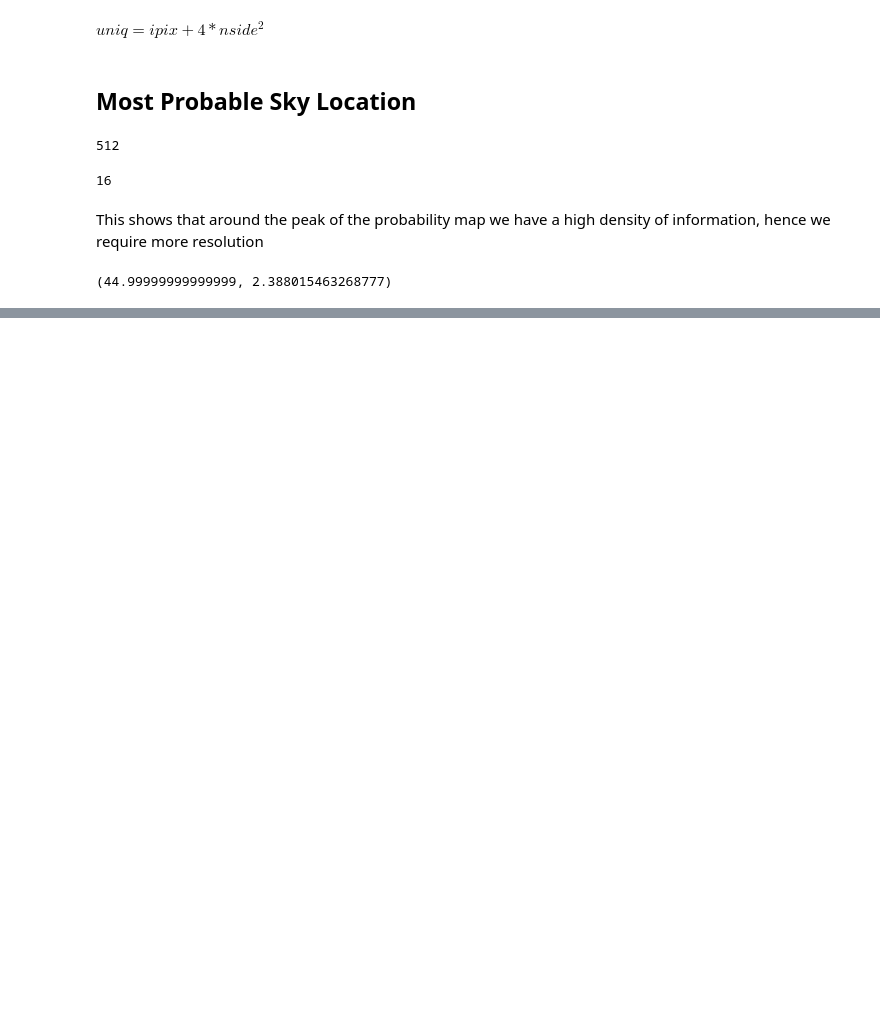
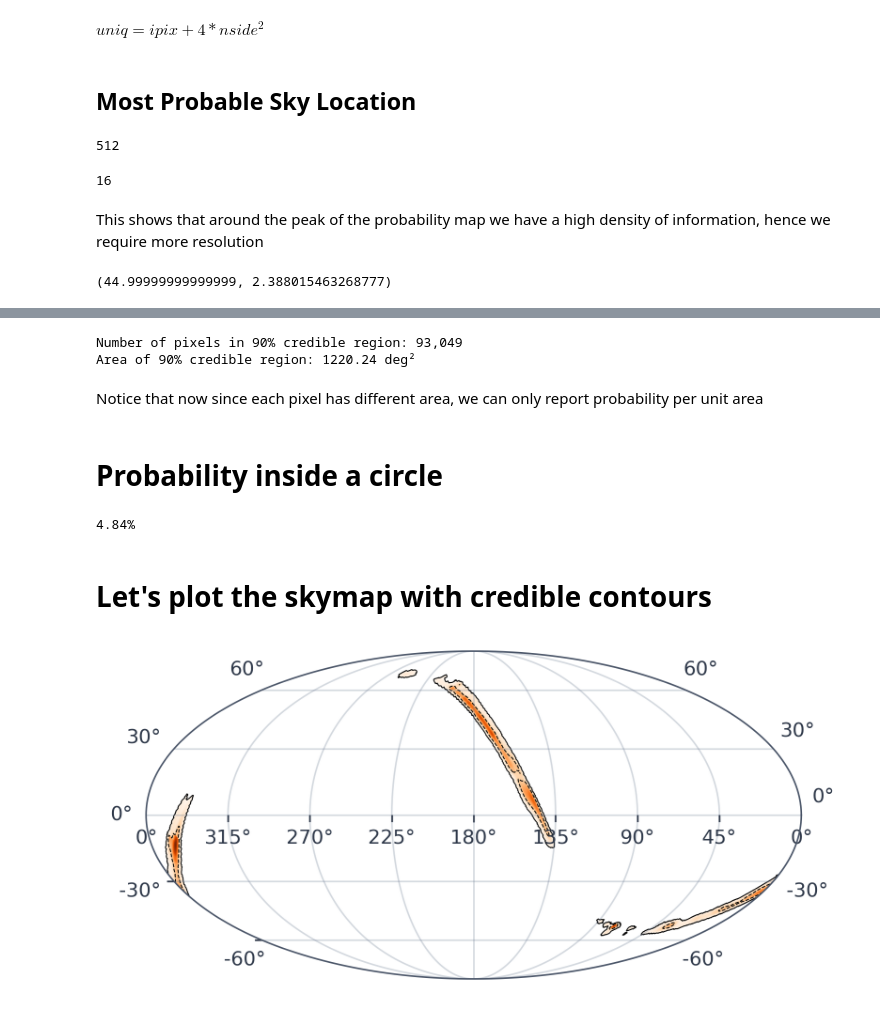
Before and after one commit to AndreaCozzumbo/acme_tutorials, a Jupyter notebook: alerts/skymaps_1_intro.ipynb, the cells around one changed output, grey strips where cells are left out. Drawn from its saved outputs; the diff is of its cells as text; code cells hidden in the pictures; blank space fills up the shorter version.

```diff
--- a/alerts/skymaps_1_intro.ipynb
+++ b/alerts/skymaps_1_intro.ipynb
@@ -358,0 +399,57 @@ ra.deg, dec.deg
+# %%
+#compute 90% area credible region from cls
+
+#compute 90% area credible region from cls
+a_90 = cls[cls <= 90]
+n_pixels_90 = len(a_90)
+area_90 = n_pixels_90 * hp.nside2pixarea(hp.get_nside(skymap_arr), degrees=True)
+print(f"Number of pixels in 90% credible region: {n_pixels_90:,}")
+print(f"Area of 90% credible region: {area_90:.2f} deg²")
+# %% [output]
+Number of pixels in 90% credible region: 93,049
+Area of 90% credible region: 1220.24 deg²
+# %% [markdown]
+Notice that now since each pixel has different area, we can only report probability per unit area
+# %% [markdown]
+# Probability inside a circle
+# %%
+ra_test = 180
+dec_test = 55
+theta = np.radians(90 - dec_test)
+phi = np.radians(ra_test)
+radius = np.radians(5)  # example radius of 5 degrees
+xyz = hp.ang2vec(theta, phi)
+ipix_disc = hp.query_disc(hp.get_nside(skymap_arr), xyz, radius)
+print(f"{m[ipix_disc].sum()*100:.2f}%")
+# %% [output]
+4.84%
+# %% [markdown]
+# Let's plot the skymap with credible contours
+# %%
+import ligo.skymap.io.fits
+import ligo.skymap.postprocess.util
+import numpy as np
+import matplotlib.pyplot as pp
+from matplotlib.colors import LogNorm
+from matplotlib import cm
+import ligo.skymap.plot
+
+skymap, _ = ligo.skymap.io.fits.read_sky_map('bayestar.multiorder.fits,1', nest = True) # NEST = True ensures that the order is rearranged properly, both for flat and multi-order maps
+
+fig = pp.figure(dpi=300)
+fig.patch.set_visible(False)
+ax = pp.axes(projection='astro degrees mollweide')
+ax.set_facecolor('none')
+ax.grid()
+
+cls = 100 * ligo.skymap.postprocess.util.find_greedy_credible_levels(skymap)
+
+skymap[cls > 90] = np.nan
+skymap[skymap == 0] = np.nan
+
+ax.imshow_hpx((skymap, 'ICRS'), nested=True, cmap=cm.Oranges)
+ax.contour_hpx((cls, 'ICRS'), nested=True, colors='black', levels=(50, 90), zorder=1, linestyles=['dashed', 'solid'], linewidths=0.5)
+
+pp.show()
+# %% [output]
+[figure, added]
```
Also changed, not shown: parts of 25 cells of this notebook, 1 other file.
